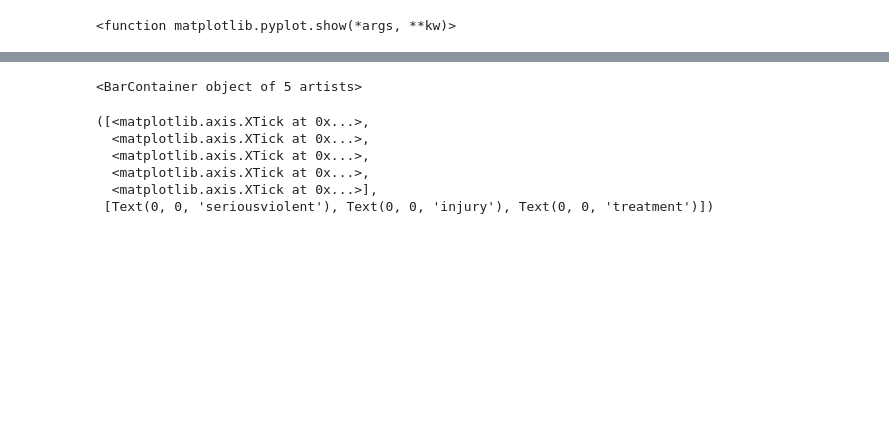
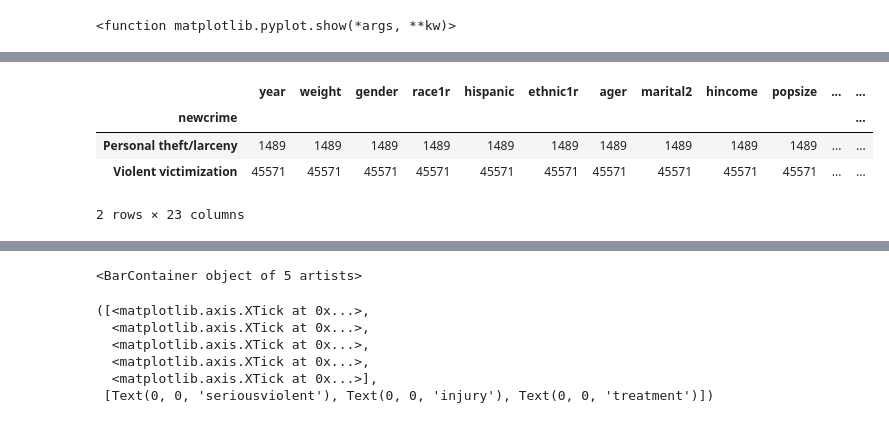
Before and after one commit to SyFlores/Crime_Victimization_and_the_Stock_Market, a Jupyter notebook: Analysis/CleanDataWIthMeaningfulCells_SimplePlotting.ipynb, the cells around one changed output, grey strips where cells are left out. Saved outputs shown, nothing was run; the diff lists cells and outputs as text; code cells hidden in the pictures; blank space fills up the shorter version.

```diff
--- a/Analysis/CleanDataWIthMeaningfulCells_SimplePlotting.ipynb
+++ b/Analysis/CleanDataWIthMeaningfulCells_SimplePlotting.ipynb
@@ -288,0 +327,11 @@ plt.xticks(tick_locations, cities)
+# %%
+#Basic pie charts on the ager and newcrime variables
+# Pie Chart "Aggregate type of crime "
+newcrime_df = df.groupby("newcrime").count()
+newcrime_df
+# %% [output]
+|  | year | weight | gender | race1r | hispanic | ethnic1r | ager | marital2 | hincome | popsize | ... | ... |
+| newcrime |  |  |  |  |  |  |  |  |  |  |  | ... |
+| Personal theft/larceny | 1489 | 1489 | 1489 | 1489 | 1489 | 1489 | 1489 | 1489 | 1489 | 1489 | ... | ... |
+| Violent victimization | 45571 | 45571 | 45571 | 45571 | 45571 | 45571 | 45571 | 45571 | 45571 | 45571 | ... | ... |
+2 rows × 23 columns
```
Also changed, not shown: parts of 47 cells of this notebook, 7 other files.
